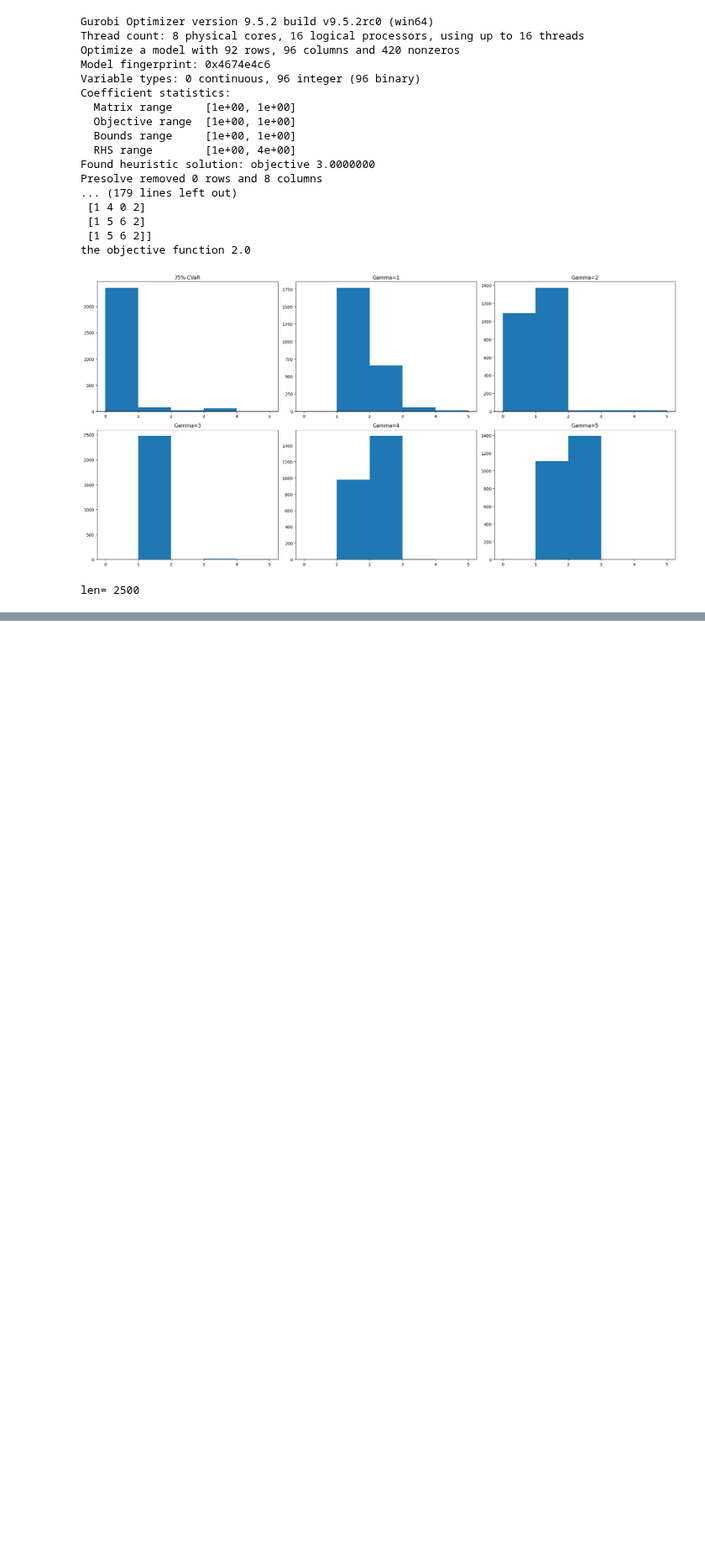
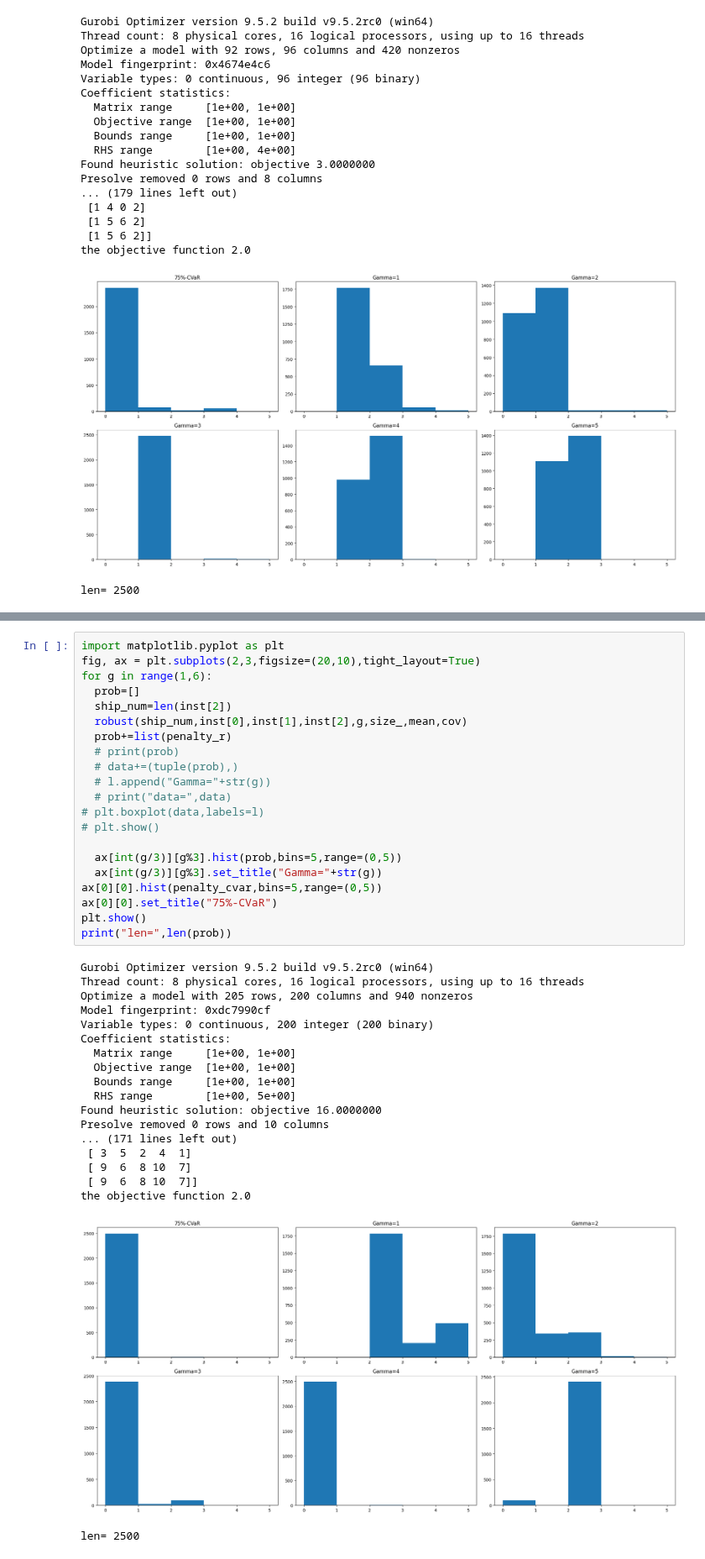
Before and after one commit to ikumadaiki/CPMP, a Jupyter notebook: cut_off.ipynb, the cells around one changed output, grey strips where cells are left out. Shown at 84% size. Cells and saved outputs as stored; diff of their text form; blank space fills up the shorter version.

```diff
--- a/cut_off.ipynb
+++ b/cut_off.ipynb
@@ -1488,0 +1639,41 @@ len= 2500
+# %%
+import matplotlib.pyplot as plt
+fig, ax = plt.subplots(2,3,figsize=(20,10),tight_layout=True)
+for g in range(1,6):
+  prob=[]
+  ship_num=len(inst[2])
+  robust(ship_num,inst[0],inst[1],inst[2],g,size_,mean,cov)
+  prob+=list(penalty_r)
+  # print(prob)
+  # data+=(tuple(prob),)
+  # l.append("Gamma="+str(g))
+  # print("data=",data)
+# plt.boxplot(data,labels=l)
+# plt.show()
+
+  ax[int(g/3)][g%3].hist(prob,bins=5,range=(0,5))
+  ax[int(g/3)][g%3].set_title("Gamma="+str(g))
+ax[0][0].hist(penalty_cvar,bins=5,range=(0,5))
+ax[0][0].set_title("75%-CVaR")
+plt.show()
+print("len=",len(prob))
+# %% [output]
+Gurobi Optimizer version 9.5.2 build v9.5.2rc0 (win64)
+Thread count: 8 physical cores, 16 logical processors, using up to 16 threads
+Optimize a model with 205 rows, 200 columns and 940 nonzeros
+Model fingerprint: 0xdc7990cf
+Variable types: 0 continuous, 200 integer (200 binary)
+Coefficient statistics:
+  Matrix range     [1e+00, 1e+00]
+  Objective range  [1e+00, 1e+00]
+  Bounds range     [1e+00, 1e+00]
+  RHS range        [1e+00, 5e+00]
+Found heuristic solution: objective 16.0000000
+Presolve removed 0 rows and 10 columns
+... (171 lines left out)
+ [ 3  5  2  4  1]
+ [ 9  6  8 10  7]
+ [ 9  6  8 10  7]]
+the objective function 2.0
+[figure, added]
+len= 2500
```
Also changed, not shown: parts of 4 cells of this notebook, 1 other file.
